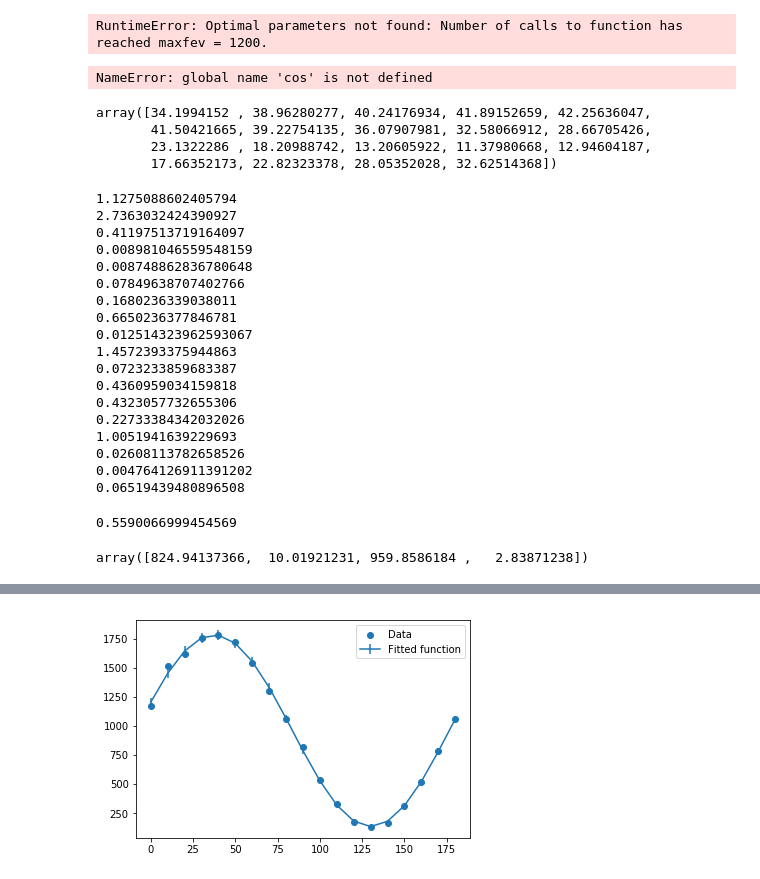
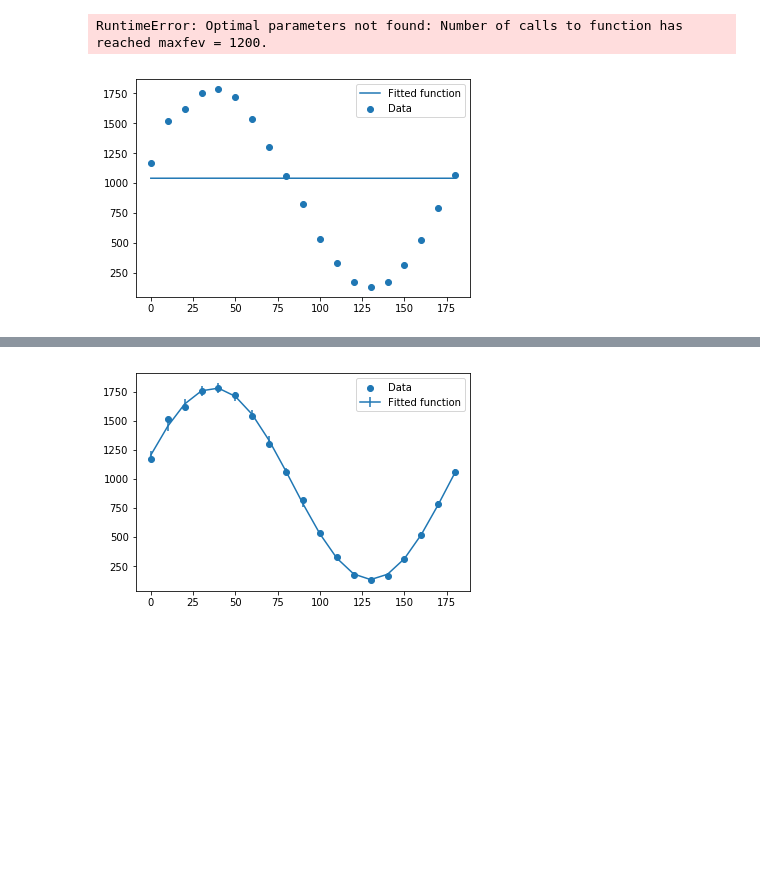
Before and after one commit to indibl99/adv_lab, a Jupyter notebook: Bells_Analysis.ipynb, the cells around one changed output, grey strips where cells are left out. Cells and saved outputs as stored; diff of their text form; code cells hidden in the pictures; blank space fills up the shorter version.

```diff
--- a/Bells_Analysis.ipynb
+++ b/Bells_Analysis.ipynb
@@ -59,23 +143,17 @@ print(params)
 RuntimeError: Optimal parameters not found: Number of calls to function has reached maxfev = 1200.
 # %%
 #plt.figure(figsize=(6, 4))
+params = [4000, 45, 45, 10, 40]
 plt.scatter(beta, Nc, label='Data')
-plt.plot(beta, N_global(beta, params[0], params[1], params[2], params[3], params[4]),
-         label='Fitted function')
+#plt.plot(beta, N_global(beta, params[0], params[1], params[2], params[3], params[4]),
+         #label='Fitted function')
+plt.plot(beta, N_global(beta, ))
 plt.legend(loc='best')
-#plt.ylim(900, 1000)
+#plt.ylim(1020, 1050)
 
 plt.show()
+# %% [output]
+[figure, added]
-# %%
-def test_func(x, a, alpha, theta, phim):
-    a*((math.sin(alpha)**2)*(math.sin(x)**2)*(math.cos(theta)**2) + (math.cos(alpha)**2)*(math.cos(x)**2)*(math.sin(theta)**2) + 0.25*(math.sin(2*alpha)*math.sin(2*x)*math.sin(2*theta)*math.cos(phim))) + C
-    #return a * np.sin(b*x + d) + c
-#p0=[2000, 45, 45]
-#params, params_covariance = optimize.curve_fit(test_func, beta, Nc, p0=[2000, 10, 1, 5])
-params, params_covariance = optimize.curve_fit(N_global, beta, Nc, p0=[2000, 45, 45, 0.1, 500])
-print(params)
-# %% [output]
-NameError: global name 'cos' is not defined
 # %%
 #lam = float(18.3165/18)
 #error = scipy.stats.poisson(lam, size=len(beta))
@@ -83,13 +161,6 @@ xerr = beta #is this true?
 yerr = np.zeros(len(Nc))
 for i in range(len(Nc)):
     yerr[i] = np.sqrt(Nc[i])
-# %%
-yerr
-# %% [output]
-array([34.1994152 , 38.96280277, 40.24176934, 41.89152659, 42.25636047,
-       41.50421665, 39.22754135, 36.07907981, 32.58066912, 28.66705426,
-       23.1322286 , 18.20988742, 13.20605922, 11.37980668, 12.94604187,
-       17.66352173, 22.82323378, 28.05352028, 32.62514368])
 # %%
 def red_chisq(o, c, var, n, m):
     v = n - m
@@ -100,28 +171,4 @@ def red_chisq(o, c, var, n, m):
         print((o[i]-c[i])**2/var[i]**2)
     return chi / v
 
-red_chisq(Nc, test_func(beta, params[0], params[1], params[2], params[3]), yerr, 19, 3)
+#red_chisq(Nc, test_func(beta, params[0], params[1], params[2], params[3]), yerr, 19, 3)
-# %% [output]
-1.1275088602405794
-2.7363032424390927
-0.41197513719164097
-0.008981046559548159
-0.008748862836780648
-0.07849638707402766
-0.1680236339038011
-0.6650236377846781
-0.012514323962593067
-1.4572393375944863
-0.0723233859683387
-0.4360959034159818
-0.4323057732655306
-0.22733384342032026
-1.0051941639229693
-0.02608113782658526
-0.004764126911391202
-0.06519439480896508
-0.5590066999454569
-# %%
-params
-# %% [output]
-array([824.94137366,  10.01921231, 959.8586184 ,   2.83871238])
```
Also changed, not shown: parts of 9 cells of this notebook.
